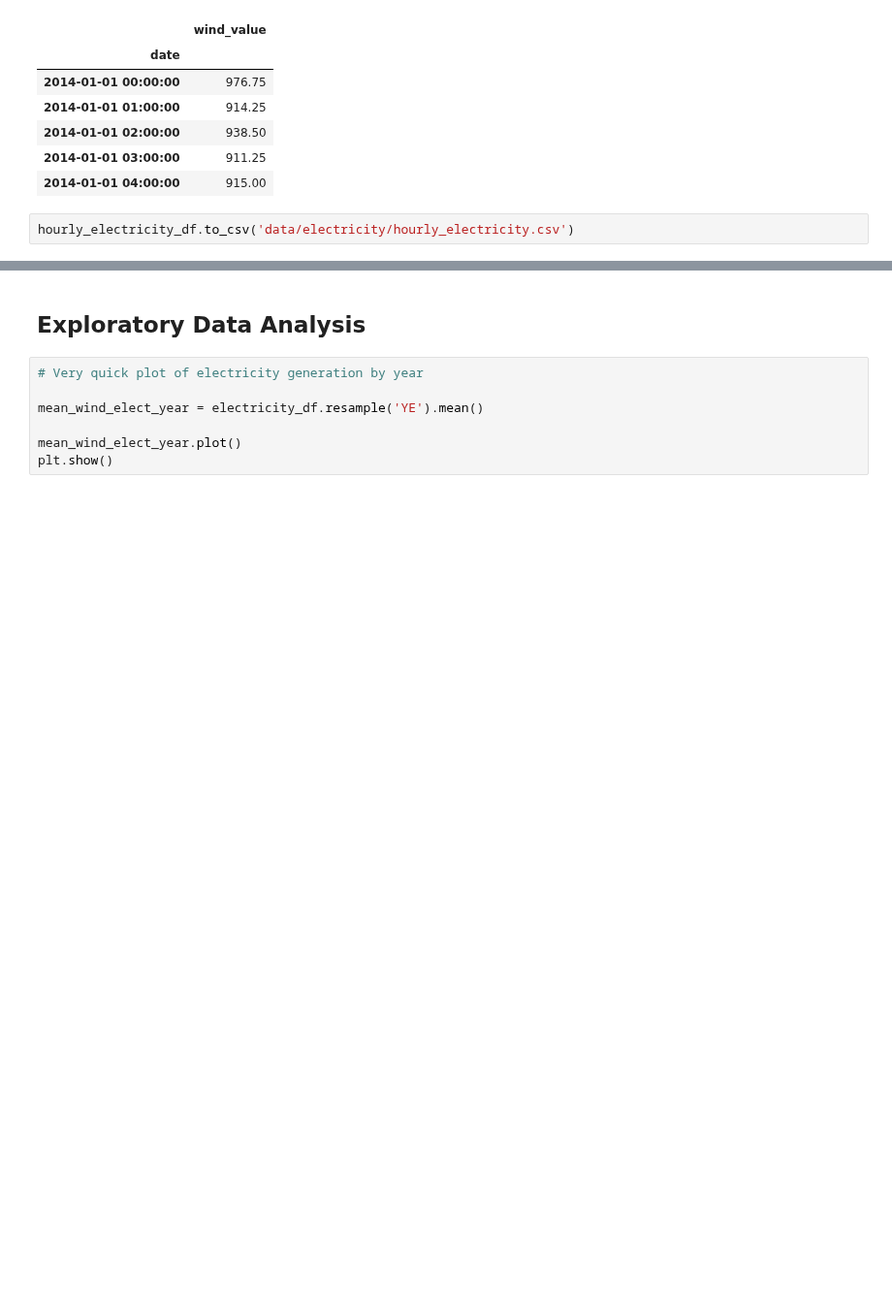
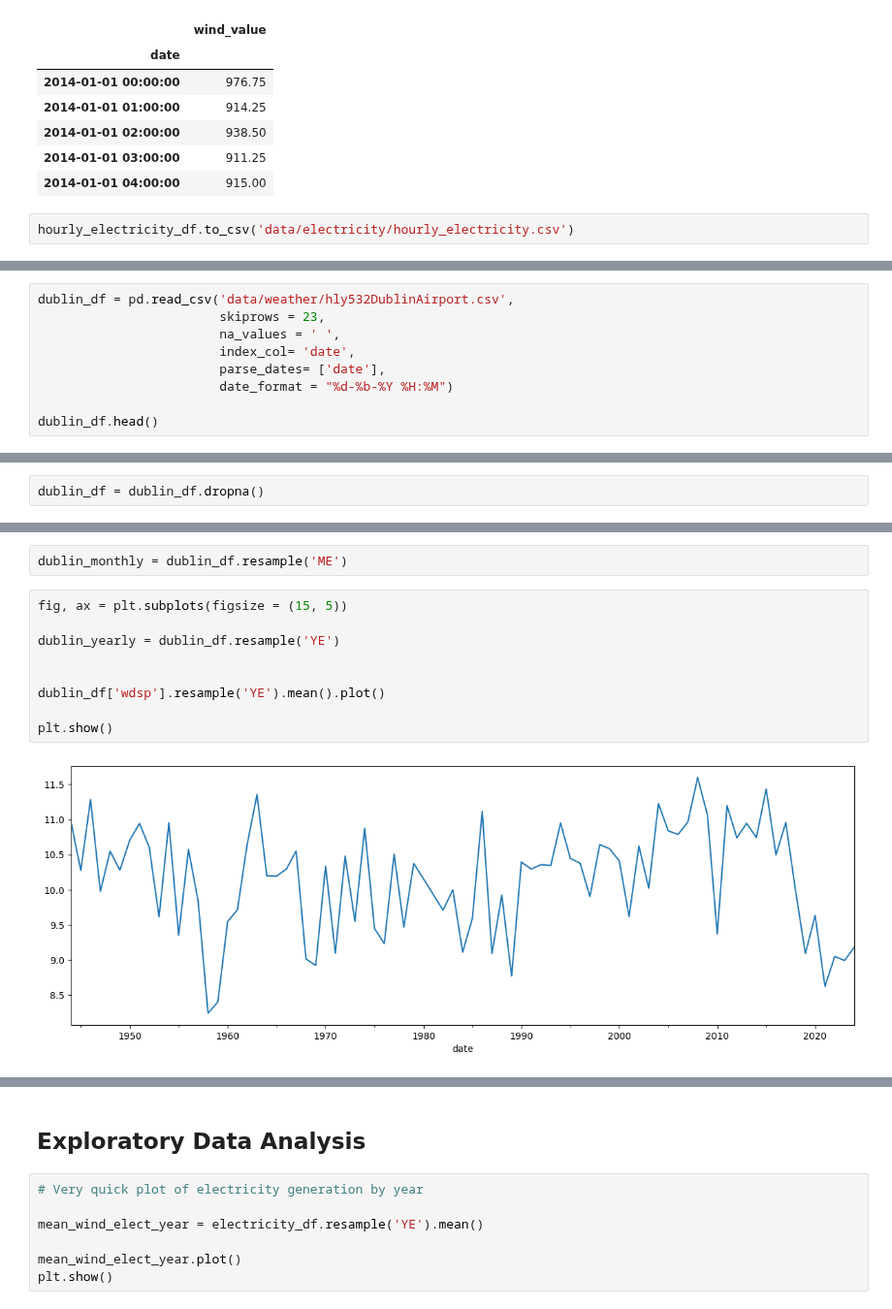
Before and after one commit to IreneKilgannon/PFDA, a Jupyter notebook: PFDA-project/wind.ipynb, the cells around one changed output, grey strips where cells are left out. Shown at 97% size. Saved outputs shown, nothing was run; the diff lists cells and outputs as text; blank space fills up the shorter version.

```diff
--- a/PFDA-project/wind.ipynb
+++ b/PFDA-project/wind.ipynb
@@ -180,0 +184,9 @@ Is Ireland getting windier>
+# %%
+dublin_df = pd.read_csv('data/weather/hly532DublinAirport.csv',
+                        skiprows = 23,
+                        na_values = ' ',
+                        index_col= 'date',
+                        parse_dates= ['date'],
+                        date_format = "%d-%b-%Y %H:%M")
+
+dublin_df.head()
@@ -180,0 +221,2 @@ Is Ireland getting windier>
+# %%
+dublin_df = dublin_df.dropna()
@@ -180,0 +243,13 @@ Is Ireland getting windier>
+# %%
+dublin_monthly = dublin_df.resample('ME')
+# %%
+fig, ax = plt.subplots(figsize = (15, 5))
+
+dublin_yearly = dublin_df.resample('YE')
+
+
+dublin_df['wdsp'].resample('YE').mean().plot()
+
+plt.show()
+# %% [output]
+[figure, added]
```
Also changed, not shown: parts of 13 cells of this notebook.
